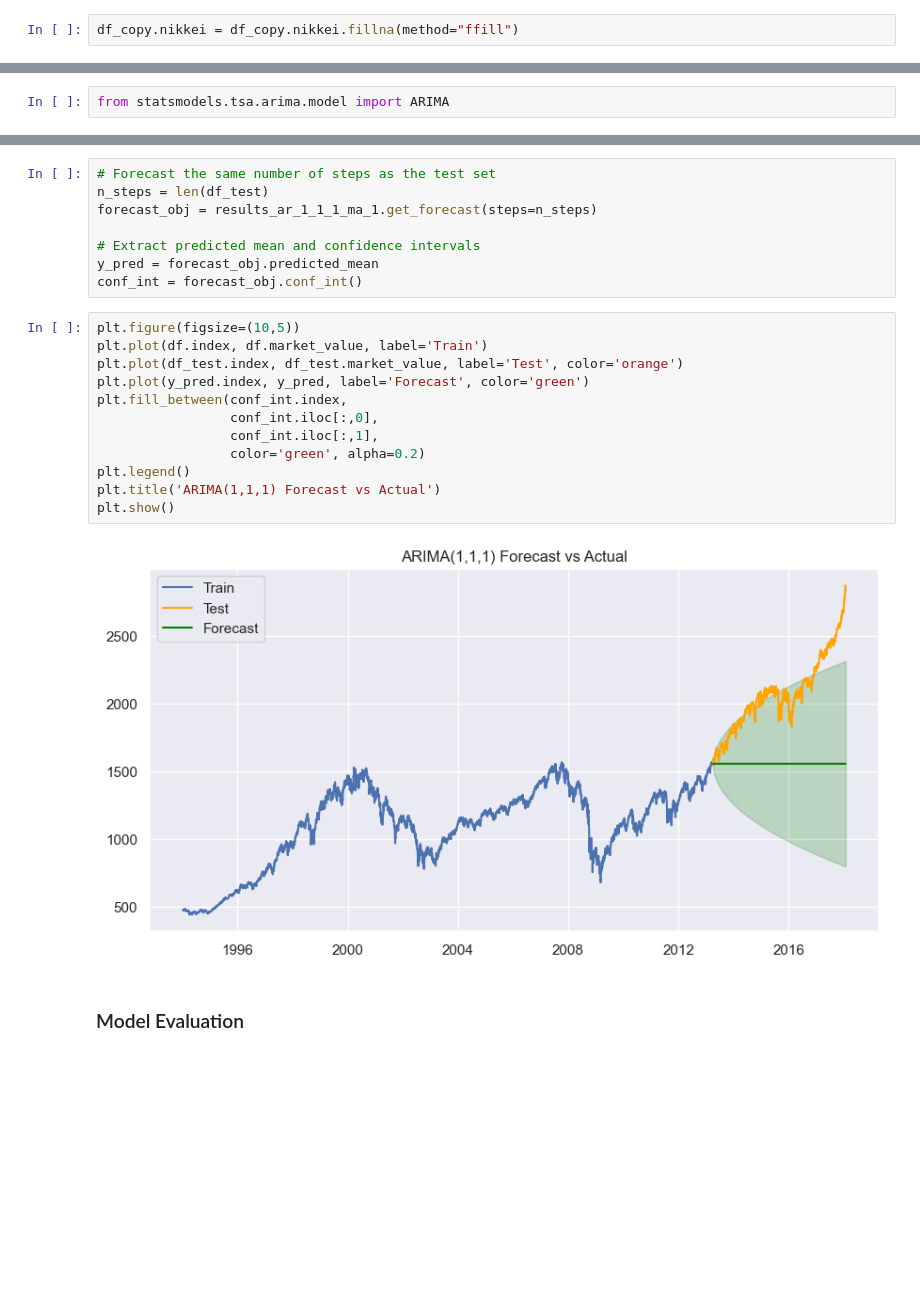
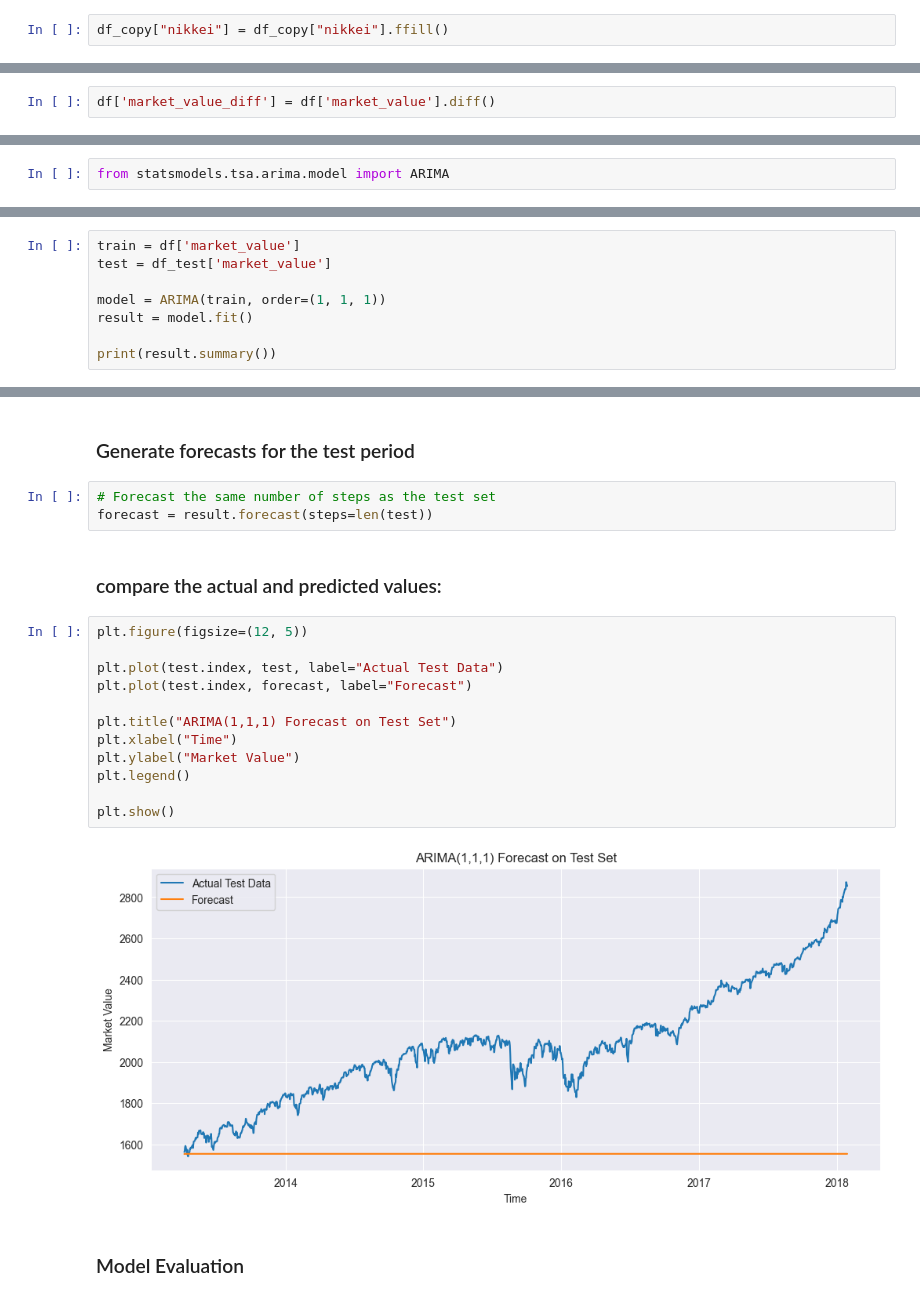
Before and after one commit to bonareri/data-science-class, a Jupyter notebook: 07-Deep_Learning/08.01 Time Series Fundermentals.ipynb, the cells around one changed output, grey strips where cells are left out. Drawn from its saved outputs; the diff is of its cells as text; blank space fills up the shorter version.

```diff
--- a/07-Deep_Learning/08.01 Time Series Fundermentals.ipynb
+++ b/07-Deep_Learning/08.01 Time Series Fundermentals.ipynb
@@ -542,7 +546,7 @@ ftse      0
 nikkei    8
 dtype: int64
 # %%
-df_copy.nikkei = df_copy.nikkei.fillna(method="ffill")
+df_copy["nikkei"] = df_copy["nikkei"].ffill()
 # %%
 df_copy.isnull().sum()
 # %% [output]
@@ -749,0 +814,2 @@ plt.show()
+# %%
+df['market_value_diff'] = df['market_value'].diff()
@@ -823,0 +934,8 @@ Warnings:
+# %%
+train = df['market_value']
+test = df_test['market_value']
+
+model = ARIMA(train, order=(1, 1, 1))
+result = model.fit()
+
+print(result.summary())
@@ -824,25 +1028,24 @@ Warnings:
+# %% [markdown]
+### Generate forecasts for the test period
 # %%
 # Forecast the same number of steps as the test set
-n_steps = len(df_test)
-forecast_obj = results_ar_1_1_1_ma_1.get_forecast(steps=n_steps)
-
-# Extract predicted mean and confidence intervals
-y_pred = forecast_obj.predicted_mean
-conf_int = forecast_obj.conf_int()
+forecast = result.forecast(steps=len(test))
+# %% [markdown]
+### compare the actual and predicted values:
 # %%
-plt.figure(figsize=(10,5))
-plt.plot(df.index, df.market_value, label='Train')
-plt.plot(df_test.index, df_test.market_value, label='Test', color='orange')
-plt.plot(y_pred.index, y_pred, label='Forecast', color='green')
-plt.fill_between(conf_int.index,
-                 conf_int.iloc[:,0],
-                 conf_int.iloc[:,1],
-                 color='green', alpha=0.2)
+plt.figure(figsize=(12, 5))
+
+plt.plot(test.index, test, label="Actual Test Data")
+plt.plot(test.index, forecast, label="Forecast")
+
+plt.title("ARIMA(1,1,1) Forecast on Test Set")
+plt.xlabel("Time")
+plt.ylabel("Market Value")
 plt.legend()
-plt.title('ARIMA(1,1,1) Forecast vs Actual')
+
 plt.show()
 # %% [output]
-[figure, old version]
+[figure, new version]
 # %% [markdown]
 ### Model Evaluation
 # %%
```
Also changed, not shown: parts of 96 cells of this notebook, 59 other files.
